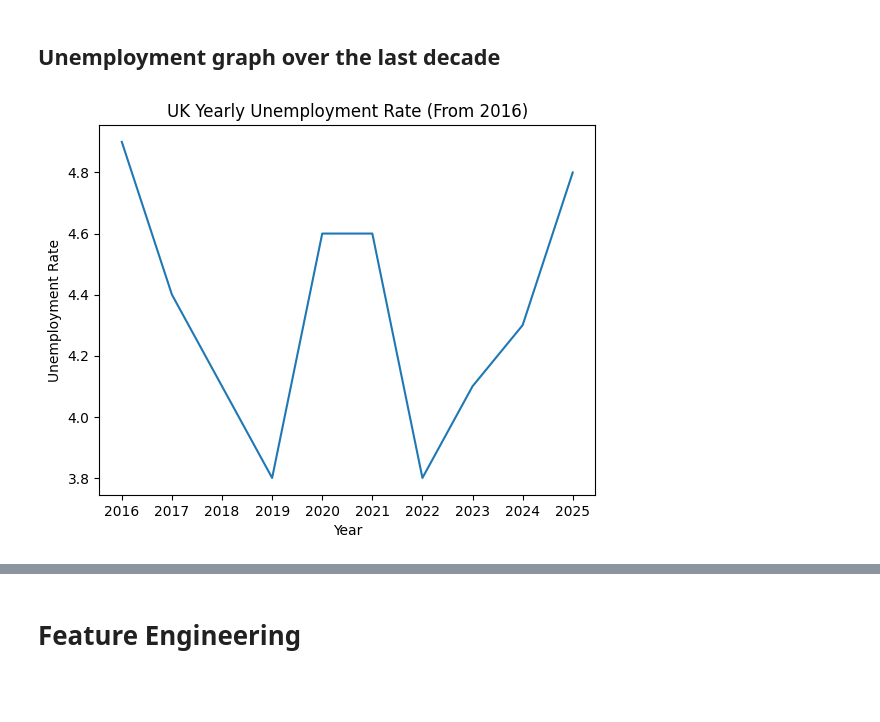
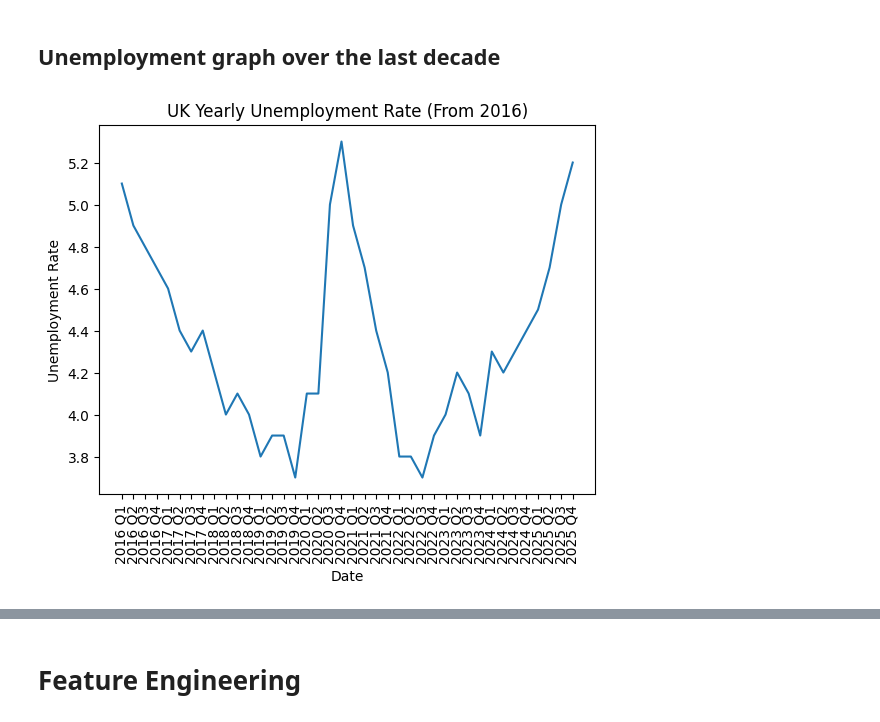
Before and after one commit to neer-shah/UK-unemployment-2026, a Jupyter notebook: main.ipynb, the cells around one changed output, grey strips where cells are left out. Cells and saved outputs as stored; diff of their text form; code cells hidden in the pictures; blank space fills up the shorter version.

Commit message:
EDA
- Analysed the data in further depth, looking into: unemployment rates, volatility, and seasonality effects.

```diff
--- a/main.ipynb
+++ b/main.ipynb
@@ -131,15 +131,15 @@ yearly_df.head()
 | 49 | 2020 | 4.6 | 2020 |
 # %% [markdown]
 ## Unemployment graph over the last decade
-# %%
-import matplotlib.pyplot as plt
-
-plt.figure()
-plt.plot(yearly_df["Year"], yearly_df["Unemployment rate (%)"])
-plt.xlabel("Year")
-plt.ylabel("Unemployment Rate")
-plt.title("UK Yearly Unemployment Rate (From 2016)")
-plt.xticks(yearly_df["Year"])
-plt.show()
-# %% [output]
-[figure, removed]
+# %%
+import matplotlib.pyplot as plt
+
+plt.figure()
+plt.plot(quarterly_df["Date"], quarterly_df["Unemployment rate (%)"])
+plt.xticks(rotation=90)
+plt.xlabel("Date")
+plt.ylabel("Unemployment Rate")
+plt.title("UK Yearly Unemployment Rate (From 2016)")
+plt.show()
+# %% [output]
+[figure, added]
```
Also changed, not shown: parts of 7 cells of this notebook.
